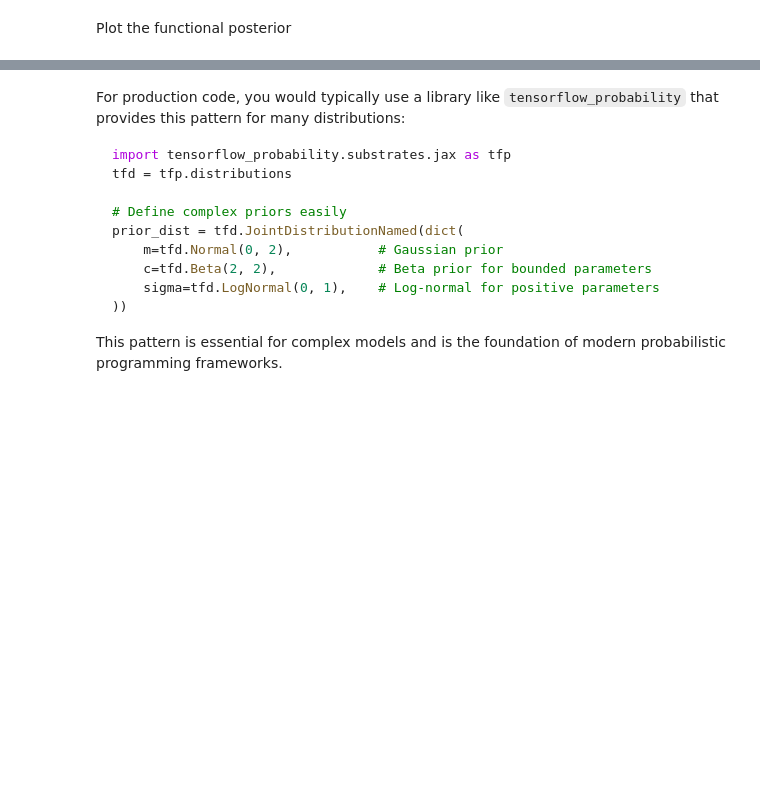
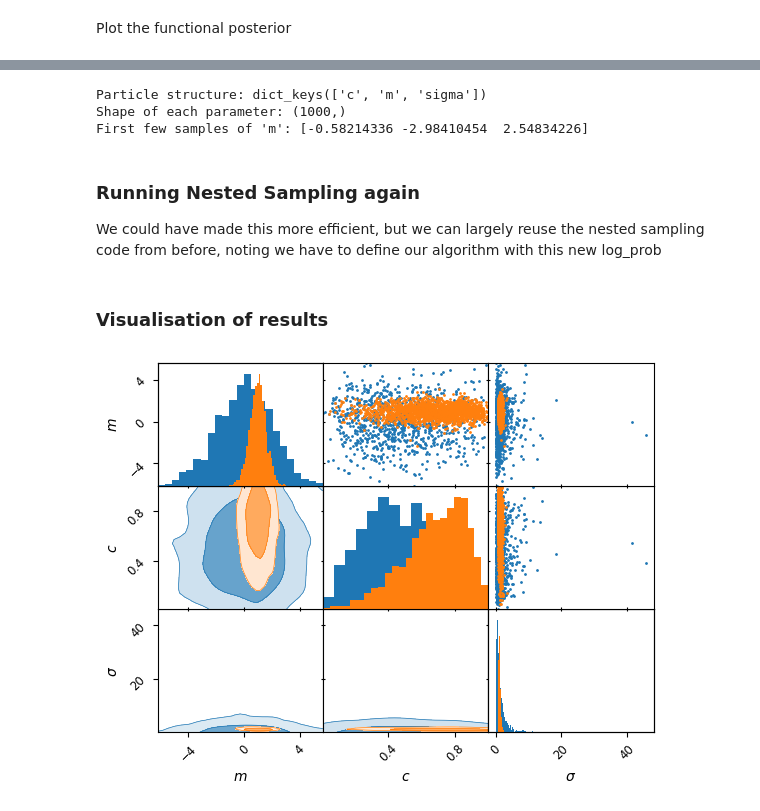
Before and after one commit to handley-lab/nested-sampling-book, a Jupyter notebook: basic/line_fitting.ipynb, the cells around one changed output, grey strips where cells are left out. Drawn from its saved outputs; the diff is of its cells as text; code cells hidden in the pictures; blank space fills up the shorter version.

````diff
--- a/basic/line_fitting.ipynb
+++ b/basic/line_fitting.ipynb
@@ -141,16 +146,17 @@ dead = blackjax.ns.utils.finalise(live, dead)
  - `samples.live_points(i)` - the live points at any point in the run
 # %%
 from anesthetic import NestedSamples
-columns = ["m", "c", "sigma"]
-labels = [r"$m$", r"$c$", r"$\sigma$"]
-data = jnp.vstack([dead.particles[key] for key in columns]).T
+labels = {
+    "m": r"$m$",
+    "c": r"$c$",
+    "sigma": r"$\sigma$"
+}
+
 samples = NestedSamples(
-    data,
+    dead.particles,
     logL=dead.loglikelihood,
     logL_birth=dead.loglikelihood_birth,
-    columns=columns,
     labels=labels,
-    logzero=jnp.nan,
 )
 samples.to_csv("line.csv")
 # %% [markdown]
@@ -267,16 +231,47 @@ Shape of each parameter: (1000,)
-# %% [markdown]
-For production code, you would typically use a library like `tensorflow_probability` that provides this pattern for many distributions:
-
-```python
-import tensorflow_probability.substrates.jax as tfp
-tfd = tfp.distributions
-
-# Define complex priors easily
-prior_dist = tfd.JointDistributionNamed(dict(
-    m=tfd.Normal(0, 2),           # Gaussian prior
-    c=tfd.Beta(2, 2),             # Beta prior for bounded parameters
-    sigma=tfd.LogNormal(0, 1),    # Log-normal for positive parameters
-))
-```
-
-This pattern is essential for complex models and is the foundation of modern probabilistic programming frameworks.
+# %%
+
+print(f"Particle structure: {particles.keys()}")
+print(f"Shape of each parameter: {particles['m'].shape}")
+print(f"First few samples of 'm': {particles['m'][:3]}")
+# %% [output]
+Particle structure: dict_keys(['c', 'm', 'sigma'])
+Shape of each parameter: (1000,)
+First few samples of 'm': [-0.58214336 -2.98410454  2.54834226]
+# %% [markdown]
+### Running Nested Sampling again
+
+We could have made this more efficient, but we can largely reuse the nested sampling code from before, noting we have to define our algorithm with this new log_prob
+# %%
+nested_sampler = blackjax.nss(
+    logprior_fn=prior.log_prob,
+    loglikelihood_fn=loglikelihood_fn,
+    num_delete=num_delete,
+    num_inner_steps=num_inner_steps,
+)
+init_fn = jax.jit(nested_sampler.init)
+step_fn = jax.jit(nested_sampler.step)
+
+live = init_fn(particles)
+dead = []
+with tqdm.tqdm(desc="Dead points", unit=" dead points") as pbar:
+    while not live.logZ_live - live.logZ < -3:
+        rng_key, subkey = jax.random.split(rng_key, 2)
+        live, dead_info = step_fn(subkey, live)
+        dead.append(dead_info)
+        pbar.update(num_delete)
+
+dead = blackjax.ns.utils.finalise(live, dead)
+# %% [markdown]
+### Visualisation of results
+# %%
+samples = NestedSamples(
+    dead.particles,
+    logL=dead.loglikelihood,
+    logL_birth=dead.loglikelihood_birth,
+    labels=labels,
+)
+kinds ={'lower': 'kde_2d', 'diagonal': 'hist_1d', 'upper': 'scatter_2d'}
+axes = samples.prior().plot_2d(['m', 'c', 'sigma'], kinds=kinds, label='prior')
+samples.plot_2d(axes, kinds=kinds, label='posterior');
+# %% [output]
+[figure, added]
````
Also changed, not shown: parts of 24 cells of this notebook, 2 other files.
